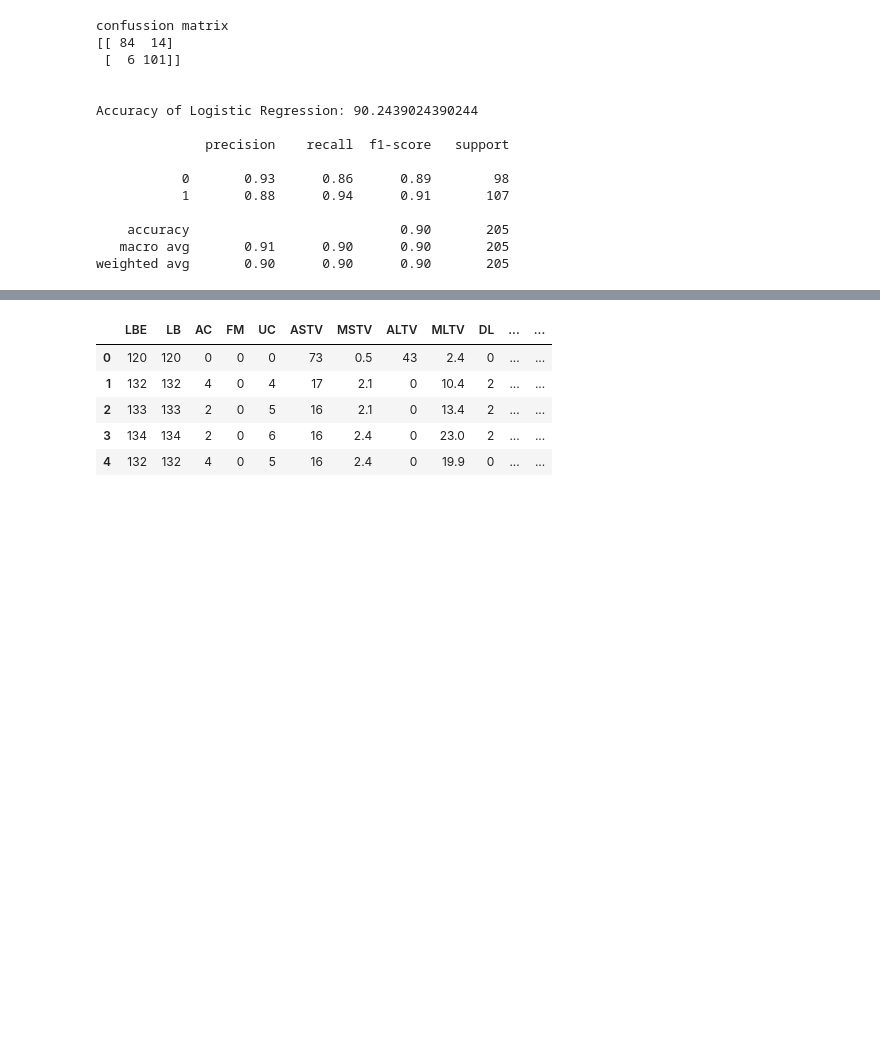
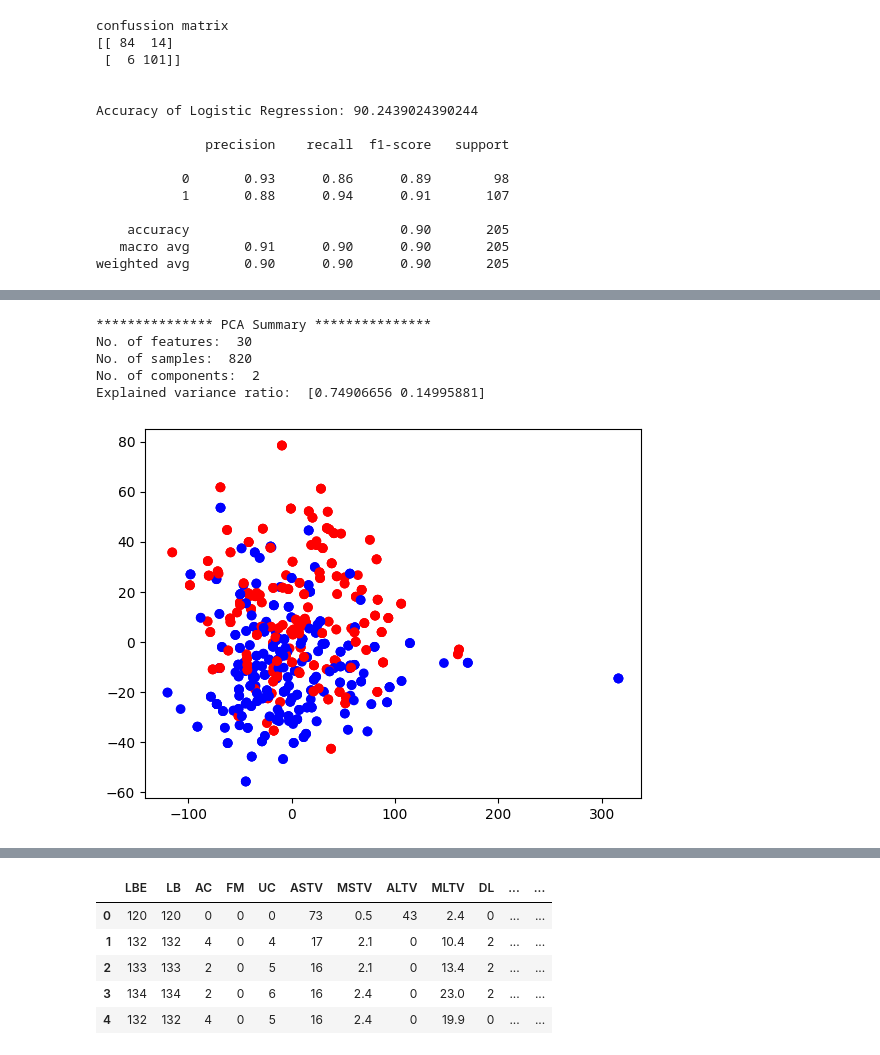
Before and after one commit to almusawiaf/CMSC635Project, a Jupyter notebook: Project_test.ipynb, the cells around one changed output, grey strips where cells are left out. Saved outputs shown, nothing was run; the diff lists cells and outputs as text; code cells hidden in the pictures; blank space fills up the shorter version.

```diff
--- a/Project_test.ipynb
+++ b/Project_test.ipynb
@@ -74,0 +236,21 @@ weighted avg       0.90      0.90      0.90       205
+# %%
+y = dataset2["target"]
+X = dataset2.drop('target',axis=1)
+X_train, X_test, y_train, y_test = train_test_split(X, y, test_size=0.20, random_state = 0)
+
+pca = PCA(n_components=2)
+X_train_PCA=pca.fit_transform(X_train)
+X_test_PCA = pca.transform(X_test)
+plt.scatter(X_train_PCA[:,0],X_train_PCA[:,1], c=y_train, cmap=matplotlib.colors.ListedColormap(colors))
+print('*************** PCA Summary ***************')
+print('No. of features: ', pca.n_features_)
+print('No. of samples: ', pca.n_samples_)
+print('No. of components: ', pca.n_components_)
+print('Explained variance ratio: ', pca.explained_variance_ratio_)
+# %% [output]
+*************** PCA Summary ***************
+No. of features:  30
+No. of samples:  820
+No. of components:  2
+Explained variance ratio:  [0.74906656 0.14995881]
+[figure, added]
```
Also changed, not shown: parts of 18 cells of this notebook.
